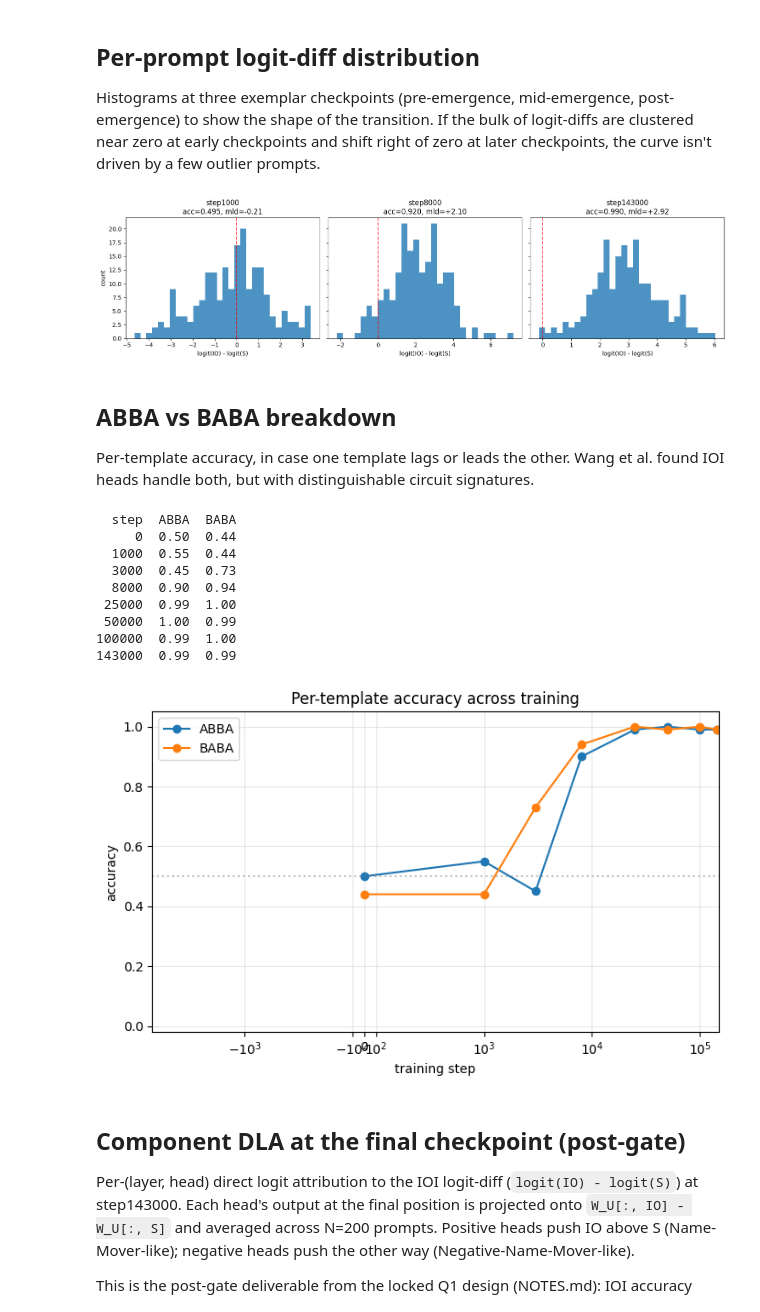
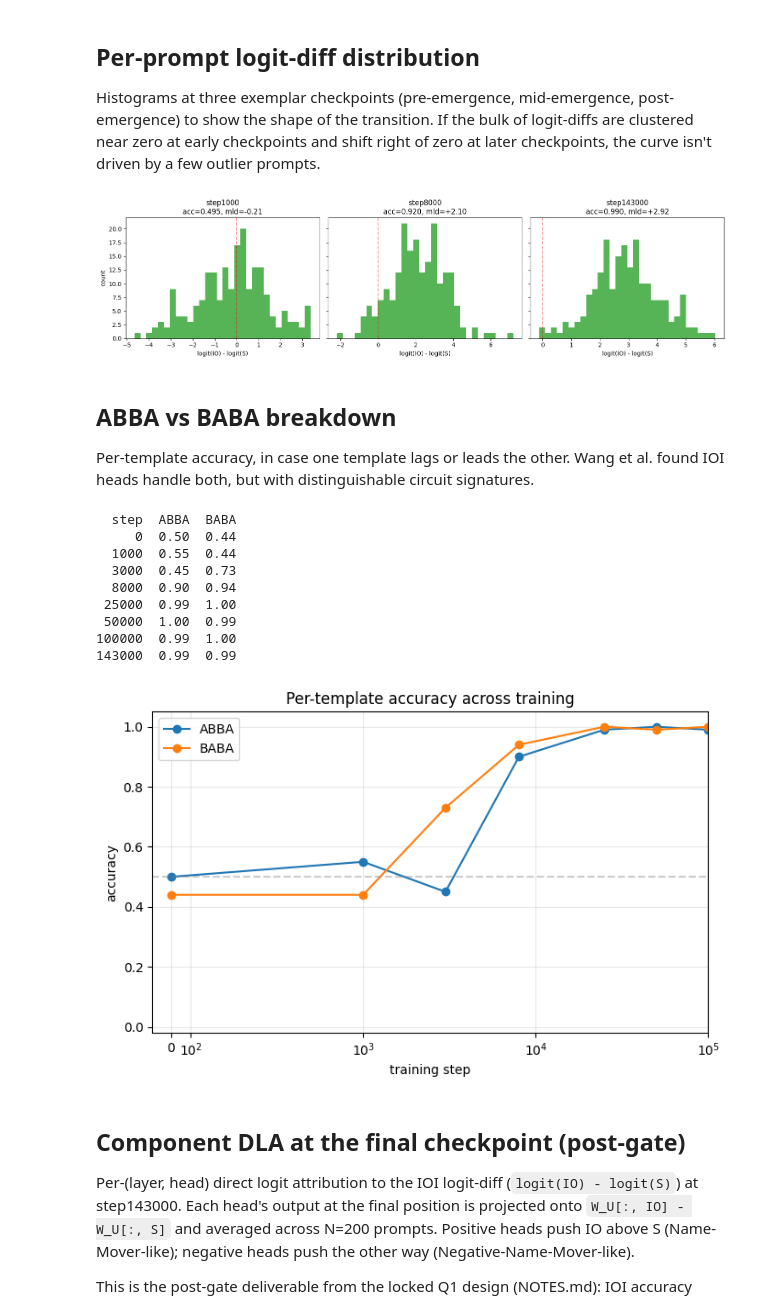
Before and after one commit to cam-berger/pythia-motif-emergence, a Jupyter notebook: notebooks/tigges_ioi_replication.ipynb, the cells around one changed output. Cells and saved outputs as stored; diff of their text form; code cells hidden in the pictures.

```diff
--- a/notebooks/tigges_ioi_replication.ipynb
+++ b/notebooks/tigges_ioi_replication.ipynb
@@ -153,10 +154,12 @@ ours_mld = (
     .reset_index(drop=True)
 )
 fig, ax = plt.subplots(figsize=(8, 4.5))
-ax.plot(ours_mld['step'], ours_mld['value'], marker='o', color='C2')
-ax.axhline(0, color='grey', linestyle=':', alpha=0.5)
+ax.plot(ours_mld['step'], ours_mld['value'], marker='o',
+        color='tab:green')
+ax.axhline(0, color='gray', linestyle='--', alpha=0.4)
 ax.set_xscale('symlog', linthresh=1000)
 ax.set_xlabel('training step')
+ax.set_xlim(-100, 10**5)
 ax.set_ylabel('mean logit(IO) - logit(S)')
 ax.set_title('Mean logit-diff across training (supplementary)')
 ax.grid(alpha=0.3)
@@ -181,23 +184,23 @@ Histograms at three exemplar checkpoints (pre-emergence, mid-emergence, post-eme
 # %%
 per_prompt = pd.read_parquet(
     REPO / 'data' / 'exploration' / 'tigges_ioi_per_prompt.parquet'
 )
 exemplar_steps = [1000, 8000, 143000]
 fig, axes = plt.subplots(1, len(exemplar_steps), figsize=(15, 4),
                          sharey=True)
 for ax, step in zip(axes, exemplar_steps):
     sub = per_prompt[per_prompt['step'] == step]
-    ax.hist(sub['logit_diff'], bins=30, color='C0', alpha=0.8)
-    ax.axvline(0, color='red', linestyle='--', alpha=0.7)
+    ax.hist(sub['logit_diff'], bins=30, color='tab:green', alpha=0.8)
+    ax.axvline(0, color='red', linestyle='--', alpha=0.4)
     acc = float((sub['logit_diff'] > 0).mean())
     mld = float(sub['logit_diff'].mean())
     ax.set_title(f'step{step}\nacc={acc:.3f}, mld={mld:+.2f}')
     ax.set_xlabel('logit(IO) - logit(S)')
 axes[0].set_ylabel('count')
 plt.tight_layout()
 plt.show()
 # %% [output]
-[figure, old version]
+[figure, new version]
 # %% [markdown]
 ## ABBA vs BABA breakdown
 
@@ -213,12 +216,13 @@ by_kind = (
 )
 print(by_kind.to_string(index=False))
 fig, ax = plt.subplots(figsize=(7, 4.5))
-for kind, color in [('ABBA', 'C0'), ('BABA', 'C1')]:
+for kind, color in [('ABBA', 'tab:blue'), ('BABA', 'tab:orange')]:
     ax.plot(by_kind['step'], by_kind[kind], marker='o', label=kind,
             color=color)
-ax.axhline(0.5, color='grey', linestyle=':', alpha=0.5)
+ax.axhline(0.5, color='gray', linestyle='--', alpha=0.4)
 ax.set_xscale('symlog', linthresh=1000)
 ax.set_xlabel('training step')
+ax.set_xlim(-100, 10**5)
 ax.set_ylabel('accuracy')
 ax.set_title('Per-template accuracy across training')
 ax.set_ylim(-0.02, 1.05)
@@ -236,7 +240,7 @@ plt.show()
  50000  1.00  0.99
 100000  0.99  1.00
 143000  0.99  0.99
-[figure, old version]
+[figure, new version]
 # %% [markdown]
 ## Component DLA at the final checkpoint (post-gate)
 
```
Also changed, not shown: parts of 3 cells of this notebook, 1 other file.
